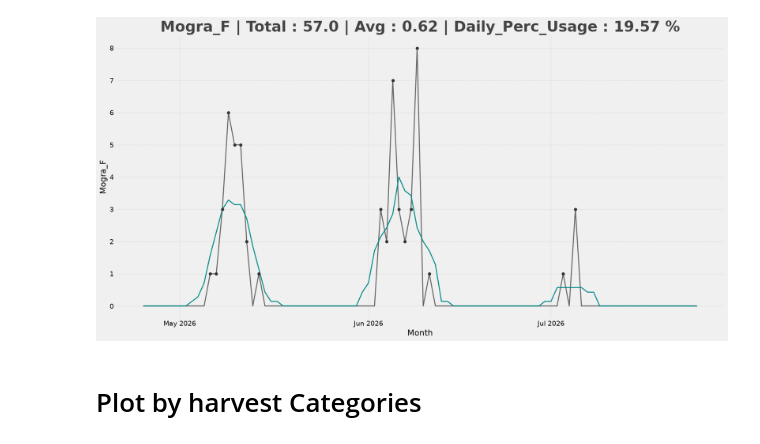
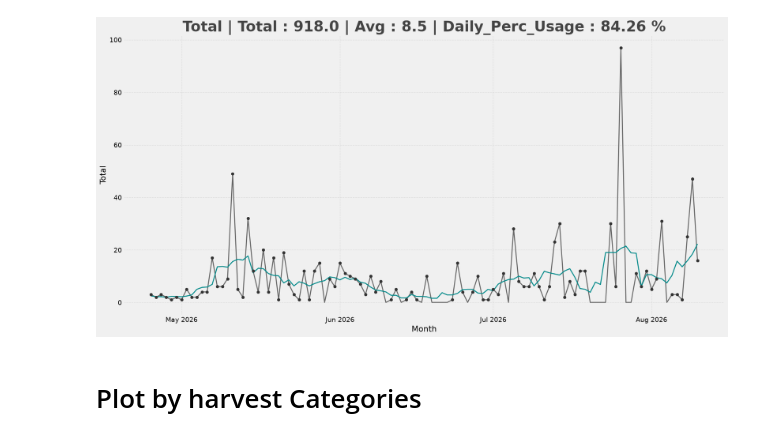
Before and after one commit to leomcp/Garden_Mgmt, a Jupyter notebook: nb/main.ipynb, the cells around one changed output. Saved outputs shown, nothing was run; the diff lists cells and outputs as text; code cells hidden in the pictures.

```diff
--- a/nb/main.ipynb
+++ b/nb/main.ipynb
@@ -79,12 +95,12 @@ def plot_harvest(colname, total):
         plt.close("all")
         print(e)
 # %%
-colname = "Mogra_F"
+colname = "Total"
 # total = False
 fertiliser_info = False
 plot_harvest(colname, total = False )
 # %% [output]
-[figure, old version]
+[figure, new version]
 # %% [markdown]
 # Plot by harvest Categories
 # %%
```
Also changed, not shown: parts of 11 cells of this notebook, 2 other files.
